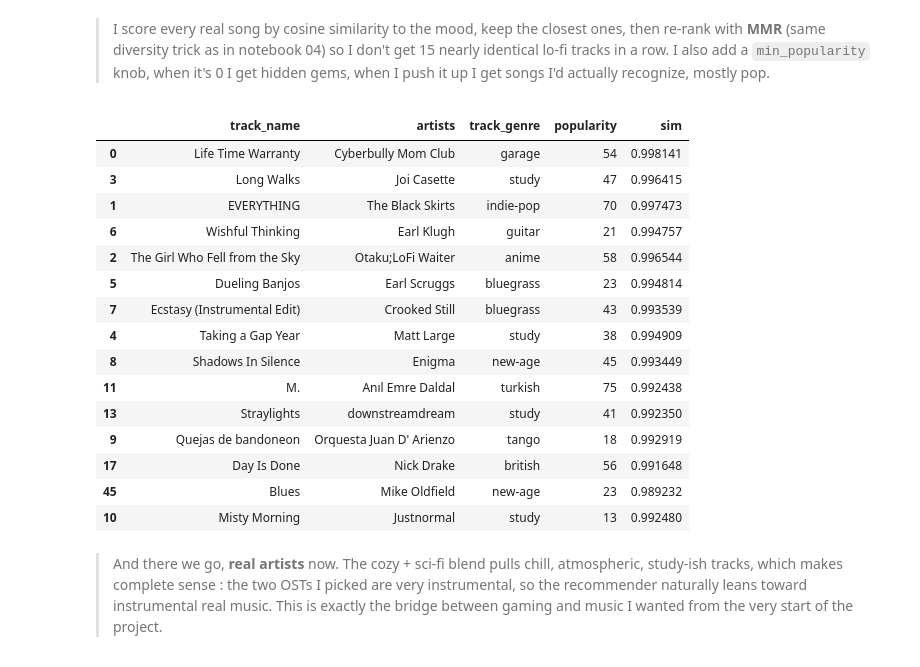
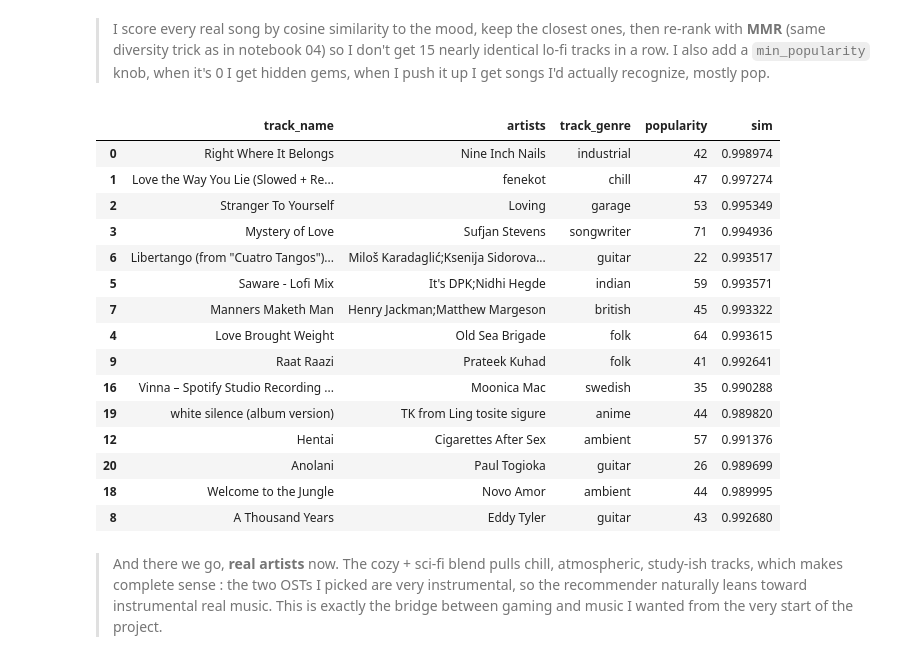
Before and after one commit to MohamedZirar5/MetaTune, a Jupyter notebook: notebooks/05_real_music_recommender.ipynb, the cells around one changed output. Cells and saved outputs as stored; diff of their text form; code cells hidden in the pictures.

```diff
--- a/notebooks/05_real_music_recommender.ipynb
+++ b/notebooks/05_real_music_recommender.ipynb
@@ -103,49 +103,49 @@ from sklearn.metrics.pairwise import cosine_similarity
 
 def recommend_songs(weights, top_n=15, min_popularity=10, lam=0.7, pool_size=250):
     mood = mood_centroid(weights)
     mask = (songs["popularity"] >= min_popularity).values
     pool = songs[mask].reset_index(drop=True)
     pool_s = songs_s[mask]
 
     # 1) keep the closest songs to the mood
     sims = cosine_similarity(pool_s, mood.reshape(1, -1)).ravel()
     order = sims.argsort()[::-1][:pool_size]
     pool, pool_s, sims = pool.iloc[order].reset_index(drop=True), pool_s[order], sims[order]
 
     # 2) MMR re-rank : relevance (lam) vs diversity (1 - lam)
     selected, idxs = [], list(range(len(pool_s)))
     while len(selected) < top_n and idxs:
         if not selected:
             best = idxs[int(np.argmax(sims[idxs]))]
         else:
             rest = np.array(idxs)
             redundancy = cosine_similarity(pool_s[rest], pool_s[selected]).max(axis=1)
             best = int(rest[int(np.argmax(lam * sims[rest] - (1 - lam) * redundancy))])
         selected.append(best); idxs.remove(int(best))
 
     out = pool.iloc[selected].copy()
     out["sim"] = sims[selected]
     return out
 
-blend = {"Stardew Valley": 0.6, "Detroit: Become Human": 0.4}
+blend = {"Genshin Impact": 0.6, "Life is Strange 2": 0.4}
 recommend_songs(blend, top_n=15)[["track_name","artists","track_genre","popularity","sim"]]
 # %% [output]
 |  | track_name | artists | track_genre | popularity | sim |
-| 0 | Life Time Warranty | Cyberbully Mom Club | garage | 54 | 0.998141 |
-| 3 | Long Walks | Joi Casette | study | 47 | 0.996415 |
-| 1 | EVERYTHING | The Black Skirts | indie-pop | 70 | 0.997473 |
-| 6 | Wishful Thinking | Earl Klugh | guitar | 21 | 0.994757 |
-| 2 | The Girl Who Fell from the Sky | Otaku;LoFi Waiter | anime | 58 | 0.996544 |
-| 5 | Dueling Banjos | Earl Scruggs | bluegrass | 23 | 0.994814 |
-| 7 | Ecstasy (Instrumental Edit) | Crooked Still | bluegrass | 43 | 0.993539 |
-| 4 | Taking a Gap Year | Matt Large | study | 38 | 0.994909 |
-| 8 | Shadows In Silence | Enigma | new-age | 45 | 0.993449 |
-| 11 | M. | Anıl Emre Daldal | turkish | 75 | 0.992438 |
-| 13 | Straylights | downstreamdream | study | 41 | 0.992350 |
-| 9 | Quejas de bandoneon | Orquesta Juan D' Arienzo | tango | 18 | 0.992919 |
-| 17 | Day Is Done | Nick Drake | british | 56 | 0.991648 |
-| 45 | Blues | Mike Oldfield | new-age | 23 | 0.989232 |
-| 10 | Misty Morning | Justnormal | study | 13 | 0.992480 |
+| 0 | Right Where It Belongs | Nine Inch Nails | industrial | 42 | 0.998974 |
+| 1 | Love the Way You Lie (Slowed + Re... | fenekot | chill | 47 | 0.997274 |
+| 2 | Stranger To Yourself | Loving | garage | 53 | 0.995349 |
+| 3 | Mystery of Love | Sufjan Stevens | songwriter | 71 | 0.994936 |
+| 6 | Libertango (from "Cuatro Tangos")... | Miloš Karadaglić;Ksenija Sidorova... | guitar | 22 | 0.993517 |
+| 5 | Saware - Lofi Mix | It's DPK;Nidhi Hegde | indian | 59 | 0.993571 |
+| 7 | Manners Maketh Man | Henry Jackman;Matthew Margeson | british | 45 | 0.993322 |
+| 4 | Love Brought Weight | Old Sea Brigade | folk | 64 | 0.993615 |
+| 9 | Raat Raazi | Prateek Kuhad | folk | 41 | 0.992641 |
+| 16 | Vinna – Spotify Studio Recording ... | Moonica Mac | swedish | 35 | 0.990288 |
+| 19 | white silence (album version) | TK from Ling tosite sigure | anime | 44 | 0.989820 |
+| 12 | Hentai | Cigarettes After Sex | ambient | 57 | 0.991376 |
+| 20 | Anolani | Paul Togioka | guitar | 26 | 0.989699 |
+| 18 | Welcome to the Jungle | Novo Amor | ambient | 44 | 0.989995 |
+| 8 | A Thousand Years | Eddy Tyler | guitar | 43 | 0.992680 |
 # %% [markdown]
 > And there we go, **real artists** now. The cozy + sci-fi blend pulls chill, atmospheric, study-ish tracks, which makes complete sense : the two OSTs I picked are very instrumental, so the recommender naturally leans toward instrumental real music. This is exactly the bridge between gaming and music I wanted from the very start of the project.
 # %% [markdown]
```
Also changed, not shown: parts of 4 cells of this notebook.
